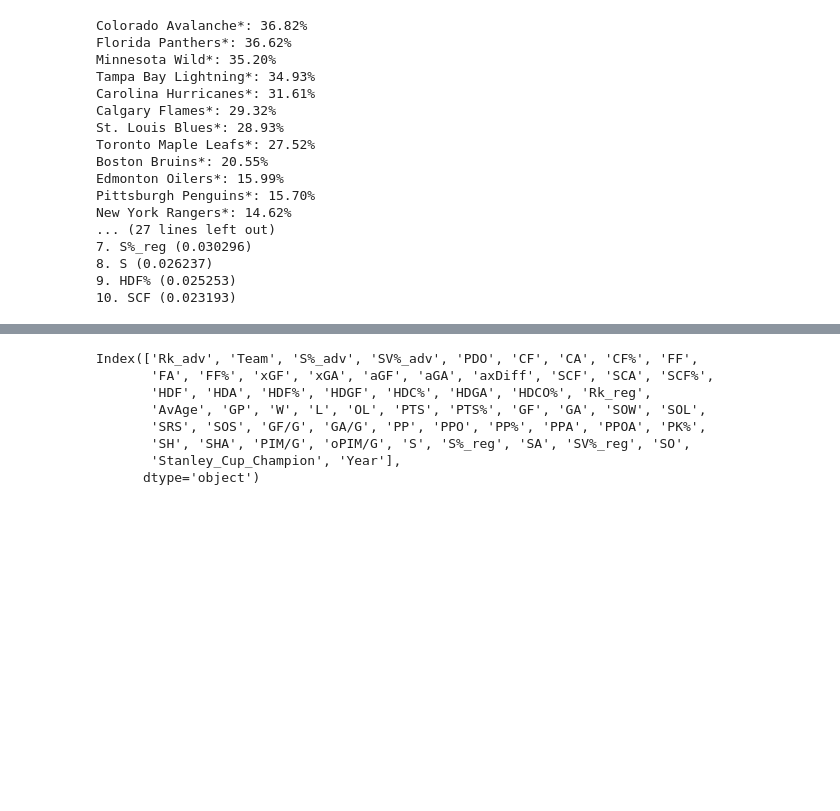
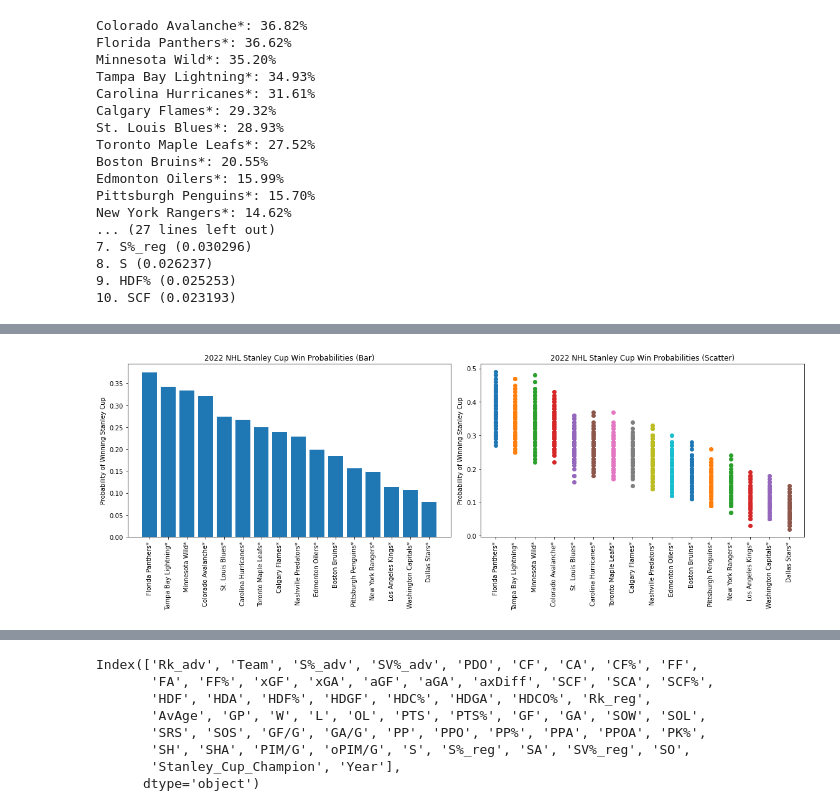
Before and after one commit to jdawg00527/CMSE202_Project, a Jupyter notebook: NHL Predictions.ipynb, the cells around one changed output, grey strips where cells are left out. Saved outputs shown, nothing was run; the diff lists cells and outputs as text; code cells hidden in the pictures; blank space fills up the shorter version.

```diff
--- a/NHL Predictions.ipynb
+++ b/NHL Predictions.ipynb
@@ -135,0 +227,21 @@ plt.show()
+# %%
+fig, (ax1, ax2) = plt.subplots(1, 2, figsize=(16, 6))
+
+ax1.bar(sorted_team_names, sorted_team_probs)
+ax1.set_xticks(range(len(sorted_team_names)))
+ax1.set_xticklabels(sorted_team_names, rotation=90)
+ax1.set_ylabel('Probability of Winning Stanley Cup')
+ax1.set_title('2022 NHL Stanley Cup Win Probabilities (Bar)')
+
+for team in sorted_team_names:
+    probs = team_prob_dict[team]
+    ax2.scatter([team] * len(probs), probs, label=team)
+
+ax2.set_ylabel('Probability of Winning Stanley Cup')
+ax2.set_title('2022 NHL Stanley Cup Win Probabilities (Scatter)')
+
+plt.xticks(rotation=90)
+plt.tight_layout()
+plt.show()
+# %% [output]
+[figure, added]
```
Also changed, not shown: parts of 9 cells of this notebook.
